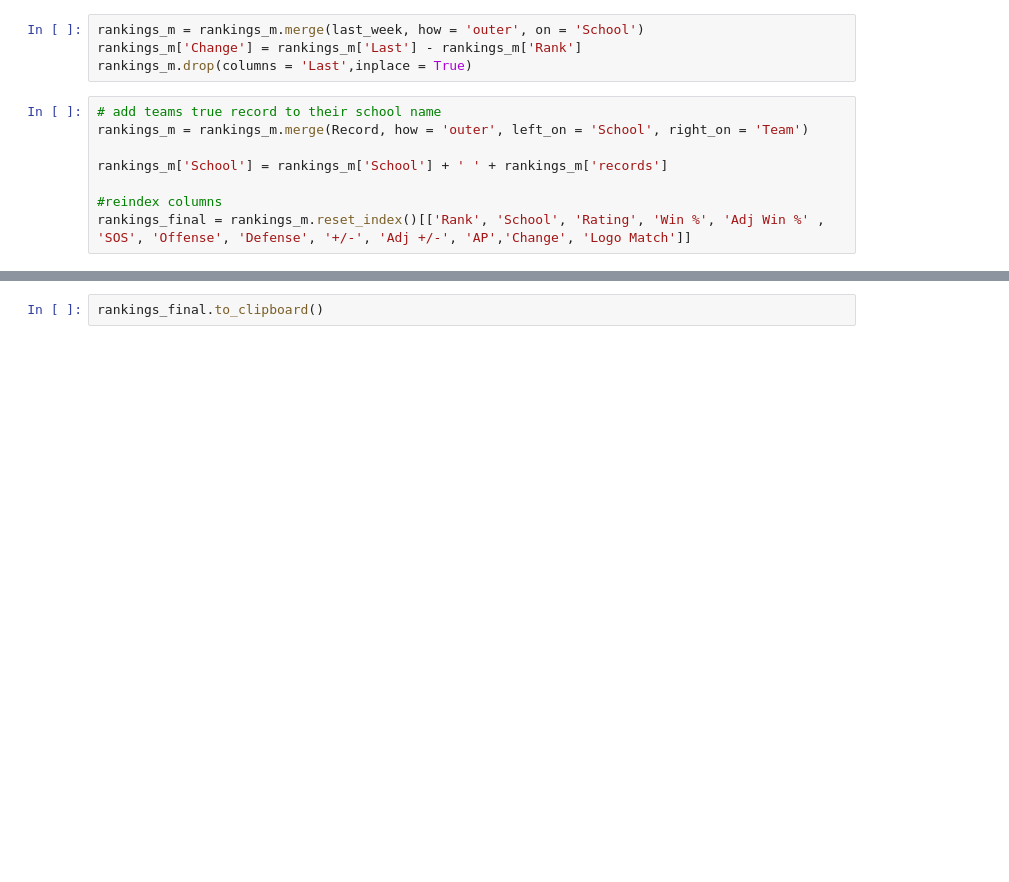
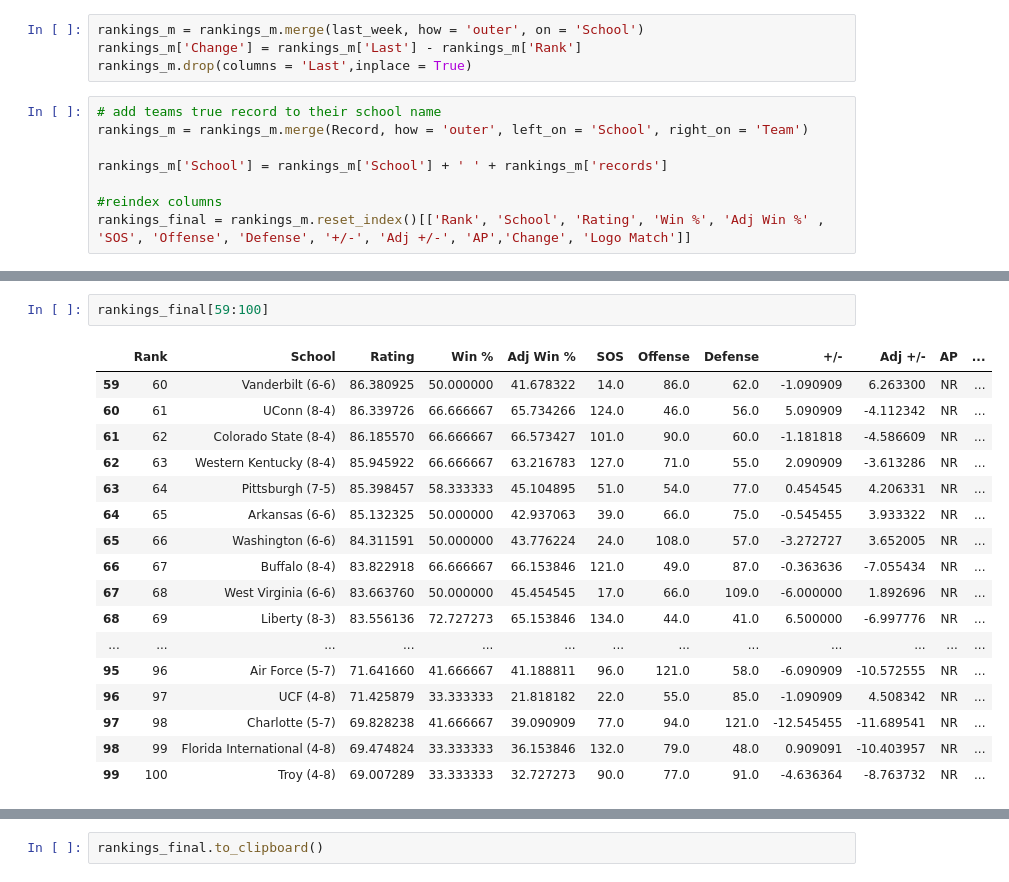
Before and after one commit to tgh99158/CFB-Power-Rankings, a Jupyter notebook: CFP.ipynb, the cells around one changed output, grey strips where cells are left out. Saved outputs shown, nothing was run; the diff lists cells and outputs as text; blank space fills up the shorter version.

```diff
--- a/CFP.ipynb
+++ b/CFP.ipynb
@@ -439,0 +452,20 @@ rankings_final.head(59)
+# %%
+rankings_final[59:100]
+# %% [output]
+|  | Rank | School | Rating | Win % | Adj Win % | SOS | Offense | Defense | +/- | Adj +/- | AP | ... |
+| 59 | 60 | Vanderbilt (6-6) | 86.380925 | 50.000000 | 41.678322 | 14.0 | 86.0 | 62.0 | -1.090909 | 6.263300 | NR | ... |
+| 60 | 61 | UConn (8-4) | 86.339726 | 66.666667 | 65.734266 | 124.0 | 46.0 | 56.0 | 5.090909 | -4.112342 | NR | ... |
+| 61 | 62 | Colorado State (8-4) | 86.185570 | 66.666667 | 66.573427 | 101.0 | 90.0 | 60.0 | -1.181818 | -4.586609 | NR | ... |
+| 62 | 63 | Western Kentucky (8-4) | 85.945922 | 66.666667 | 63.216783 | 127.0 | 71.0 | 55.0 | 2.090909 | -3.613286 | NR | ... |
+| 63 | 64 | Pittsburgh (7-5) | 85.398457 | 58.333333 | 45.104895 | 51.0 | 54.0 | 77.0 | 0.454545 | 4.206331 | NR | ... |
+| 64 | 65 | Arkansas (6-6) | 85.132325 | 50.000000 | 42.937063 | 39.0 | 66.0 | 75.0 | -0.545455 | 3.933322 | NR | ... |
+| 65 | 66 | Washington (6-6) | 84.311591 | 50.000000 | 43.776224 | 24.0 | 108.0 | 57.0 | -3.272727 | 3.652005 | NR | ... |
+| 66 | 67 | Buffalo (8-4) | 83.822918 | 66.666667 | 66.153846 | 121.0 | 49.0 | 87.0 | -0.363636 | -7.055434 | NR | ... |
+| 67 | 68 | West Virginia (6-6) | 83.663760 | 50.000000 | 45.454545 | 17.0 | 66.0 | 109.0 | -6.000000 | 1.892696 | NR | ... |
+| 68 | 69 | Liberty (8-3) | 83.556136 | 72.727273 | 65.153846 | 134.0 | 44.0 | 41.0 | 6.500000 | -6.997776 | NR | ... |
+| ... | ... | ... | ... | ... | ... | ... | ... | ... | ... | ... | ... | ... |
+| 95 | 96 | Air Force (5-7) | 71.641660 | 41.666667 | 41.188811 | 96.0 | 121.0 | 58.0 | -6.090909 | -10.572555 | NR | ... |
+| 96 | 97 | UCF (4-8) | 71.425879 | 33.333333 | 21.818182 | 22.0 | 55.0 | 85.0 | -1.090909 | 4.508342 | NR | ... |
+| 97 | 98 | Charlotte (5-7) | 69.828238 | 41.666667 | 39.090909 | 77.0 | 94.0 | 121.0 | -12.545455 | -11.689541 | NR | ... |
+| 98 | 99 | Florida International (4-8) | 69.474824 | 33.333333 | 36.153846 | 132.0 | 79.0 | 48.0 | 0.909091 | -10.403957 | NR | ... |
+| 99 | 100 | Troy (4-8) | 69.007289 | 33.333333 | 32.727273 | 90.0 | 77.0 | 91.0 | -4.636364 | -8.763732 | NR | ... |
```
Also changed, not shown: parts of 16 cells of this notebook.
